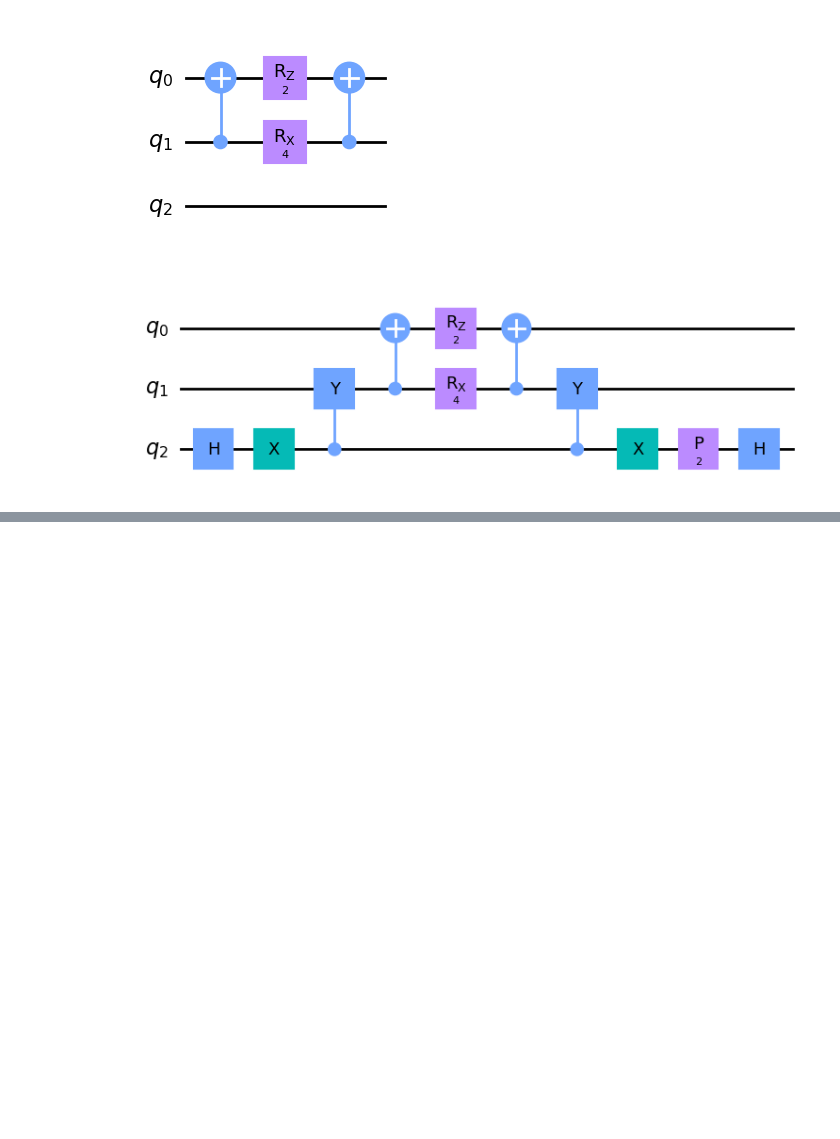
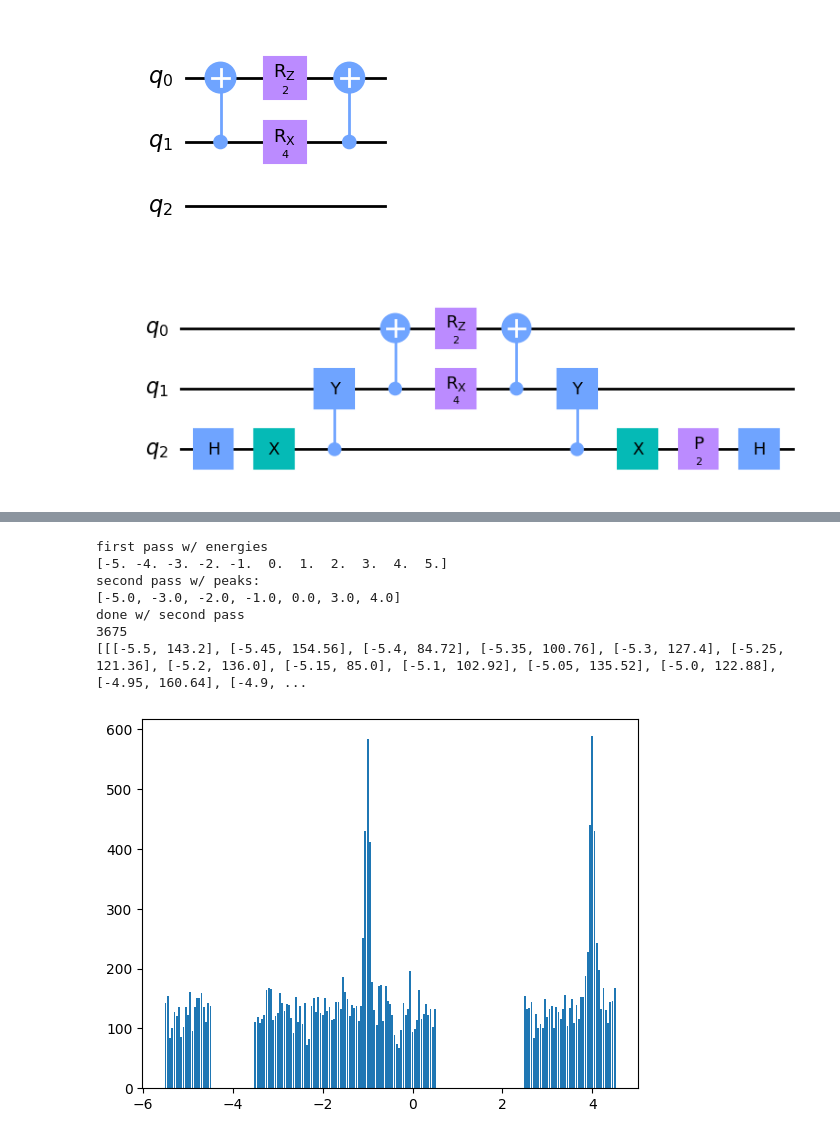
Before and after one commit to constantlyPlanck/2QubitRodeo, a Jupyter notebook: 2Qubit.ipynb, the cells around one changed output, grey strips where cells are left out. Saved outputs shown, nothing was run; the diff lists cells and outputs as text; code cells hidden in the pictures; blank space fills up the shorter version.

```diff
--- a/2Qubit.ipynb
+++ b/2Qubit.ipynb
@@ -288,0 +303,48 @@ plt.show()
+# %%
+#this code is genuinely terrible, but it works
+def process_data(output):
+    pairArray = []
+    for i in range(int(len(output[1]) / (output[4]))):
+        totalSuccess = 0
+        for j in range(output[4]):
+            if output[0].get_counts(i * output[4] + j).get(output[2]) is not None:
+                totalSuccess = totalSuccess + output[0].get_counts(i * output[4] + j).get(output[2])
+        pairArray.append([output[1][i * output[4]], totalSuccess / output[4]])
+
+    subScans = []
+    for i in range(int(len(pairArray) / output[3])):
+        temp = []
+        for k in range(output[3]):
+            temp.append(pairArray[k + i * output[3]])
+        temp.reverse()
+        subScans.append(temp)
+    return subScans
+# %%
+def plot_scans(data):
+    energy = []
+    successes = []
+    for i in data:
+        for j in i:
+            energy.append(j[0])
+            if j[1] is not None:
+                successes.append(j[1])
+
+    hist1 = plt.bar(energy, successes, width=(0.8*(energy[1]-energy[0])))
+    plt.show()
+# %%
+threeCycleOut = search_spectrum(np.linspace(-5, 5, 11), 150, 3, 21, 25, 2.5, 1.5)
+# print(threeCycleOut)
+print(len(threeCycleOut[1]))
+threeCycle2 = process_data(threeCycleOut)
+print(threeCycle2)
+
+plot_scans(threeCycle2)
+# %% [output]
+first pass w/ energies
+[-5. -4. -3. -2. -1.  0.  1.  2.  3.  4.  5.]
+second pass w/ peaks:
+[-5.0, -3.0, -2.0, -1.0, 0.0, 3.0, 4.0]
+done w/ second pass
+3675
+[[[-5.5, 143.2], [-5.45, 154.56], [-5.4, 84.72], [-5.35, 100.76], [-5.3, 127.4], [-5.25, 121.36], [-5.2, 136.0], [-5.15, 85.0], [-5.1, 102.92], [-5.05, 135.52], [-5.0, 122.88], [-4.95, 160.64], [-4.9, ...
+[figure, added]
```
Also changed, not shown: parts of 12 cells of this notebook.
